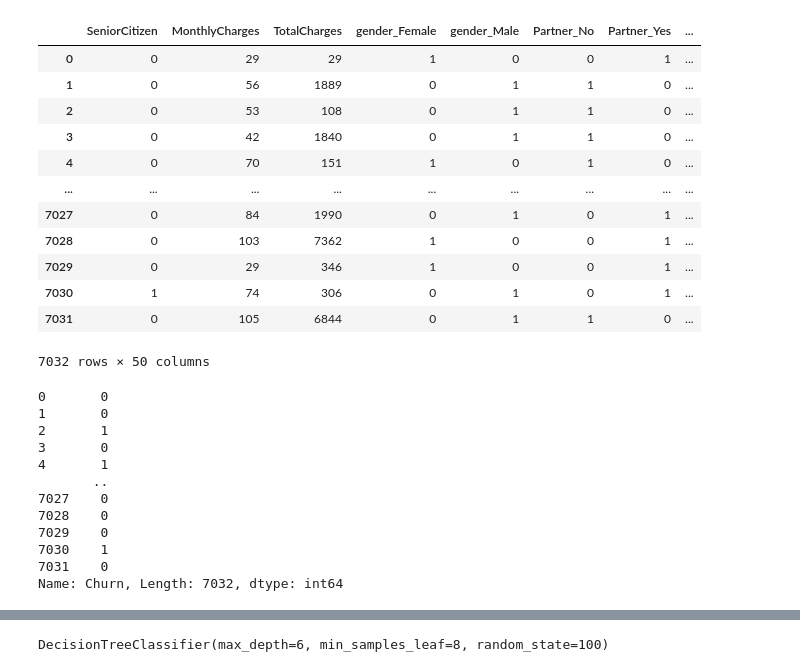
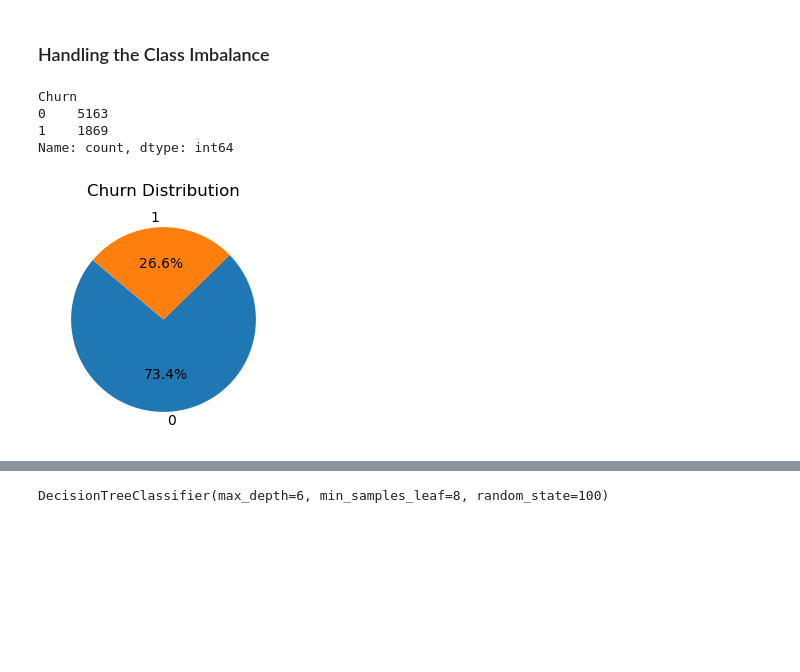
Before and after one commit to sanduni2002/Customer-churn-prediction-system, a Jupyter notebook: Churn Prediction Model.ipynb, the cells around one changed output, grey strips where cells are left out. Saved outputs shown, nothing was run; the diff lists cells and outputs as text; code cells hidden in the pictures; blank space fills up the shorter version.

```diff
--- a/Churn Prediction Model.ipynb
+++ b/Churn Prediction Model.ipynb
@@ -58,34 +90,16 @@ df.head()
-# %%
-#Creating X and Y vaiable
-x=df.drop('Churn',axis=1)
-x
-# %% [output]
-|  | SeniorCitizen | MonthlyCharges | TotalCharges | gender_Female | gender_Male | Partner_No | Partner_Yes | ... |
-| 0 | 0 | 29 | 29 | 1 | 0 | 0 | 1 | ... |
-| 1 | 0 | 56 | 1889 | 0 | 1 | 1 | 0 | ... |
-| 2 | 0 | 53 | 108 | 0 | 1 | 1 | 0 | ... |
-| 3 | 0 | 42 | 1840 | 0 | 1 | 1 | 0 | ... |
-| 4 | 0 | 70 | 151 | 1 | 0 | 1 | 0 | ... |
-| ... | ... | ... | ... | ... | ... | ... | ... | ... |
-| 7027 | 0 | 84 | 1990 | 0 | 1 | 0 | 1 | ... |
-| 7028 | 0 | 103 | 7362 | 1 | 0 | 0 | 1 | ... |
-| 7029 | 0 | 29 | 346 | 1 | 0 | 0 | 1 | ... |
-| 7030 | 1 | 74 | 306 | 0 | 1 | 0 | 1 | ... |
-| 7031 | 0 | 105 | 6844 | 0 | 1 | 1 | 0 | ... |
-7032 rows × 50 columns
-# %%
-y = df['Churn']
-print(y)
-# %% [output]
-0       0
-1       0
-2       1
-3       0
-4       1
-       ..
-7027    0
-7028    0
-7029    0
-7030    1
-7031    0
-Name: Churn, Length: 7032, dtype: int64
+# %% [markdown]
+### Handling the Class Imbalance
+# %%
+churn_counts = df['Churn'].value_counts()
+print(churn_counts)
+
+plt.figure(figsize=(3, 3))
+plt.pie(churn_counts, labels=churn_counts.index, autopct='%1.1f%%', startangle=140)
+plt.title('Churn Distribution')
+plt.show()
+# %% [output]
+Churn
+0    5163
+1    1869
+Name: count, dtype: int64
+[figure, added]
```
Also changed, not shown: parts of 90 cells of this notebook, 2 other files.
